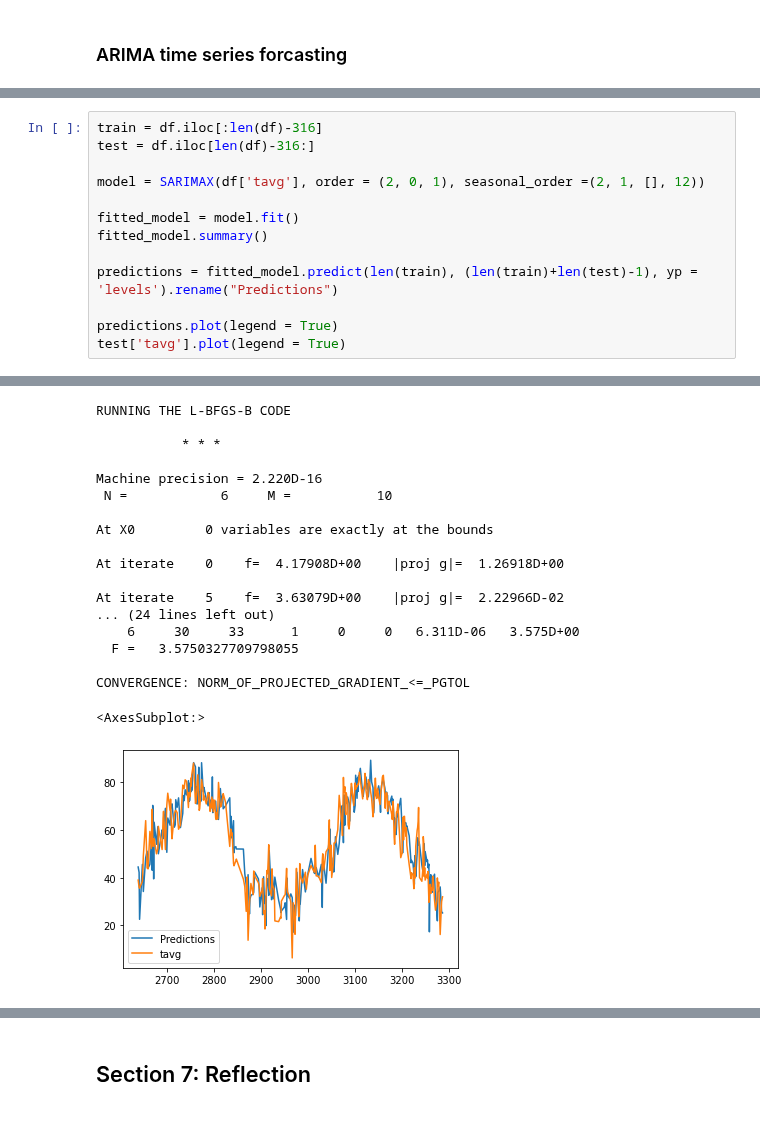
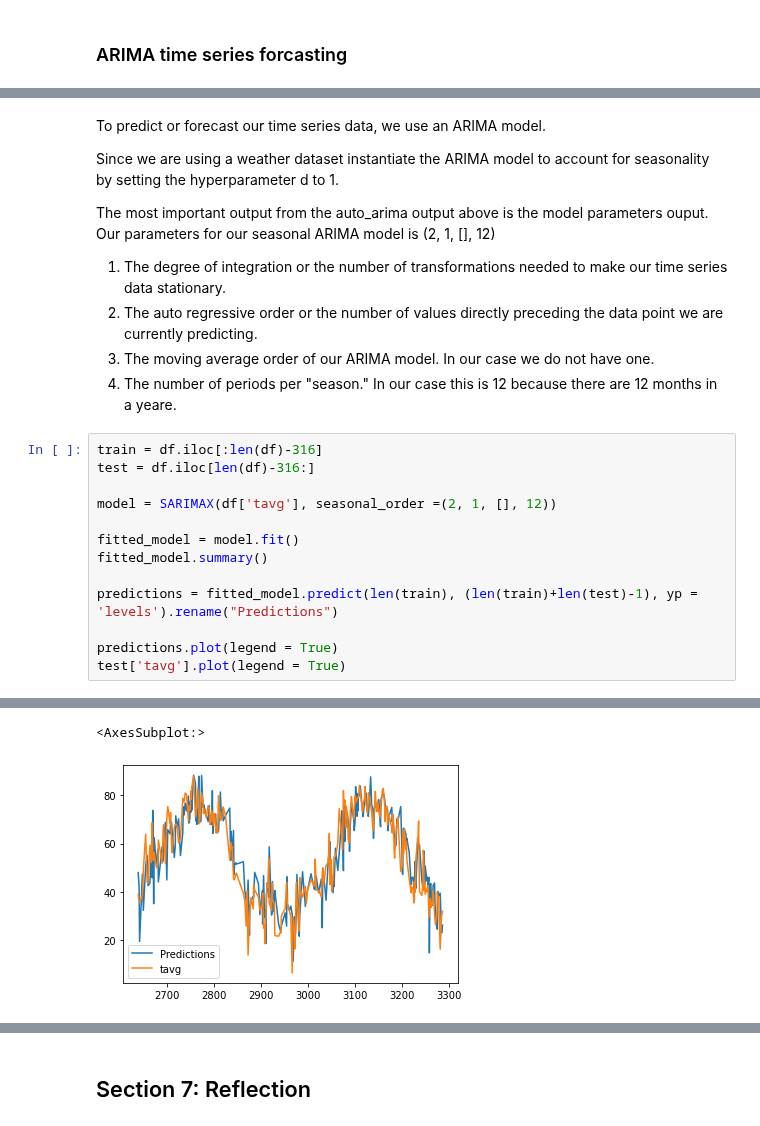
Before and after one commit to CS418/group-project-the-fast-the-curious, a Jupyter notebook: Project.ipynb, the cells around one changed output, grey strips where cells are left out. Cells and saved outputs as stored; diff of their text form.

```diff
--- a/Project.ipynb
+++ b/Project.ipynb
@@ -593,10 +593,21 @@ SARIMAX Results
 Warnings:
 [1] Covariance matrix calculated using the outer product of gradients (complex-step).
+# %% [markdown]
+To predict or forecast our time series data, we use an ARIMA model.
+
+Since we are using a weather dataset instantiate the ARIMA model to account for seasonality by setting the hyperparameter d to 1.
+
+The most important output from the auto_arima output above is the model parameters ouput. Our parameters for our seasonal ARIMA model is (2, 1, [], 12)
+
+1. The degree of integration or the number of transformations needed to make our time series data stationary.
+2. The auto regressive order or the number of values directly preceding the data point we are currently predicting.
+3. The moving average order of our ARIMA model. In our case we do not have one.
+4. The number of periods per "season." In our case this is 12 because there are 12 months in a yeare.
 # %%
 train = df.iloc[:len(df)-316]
 test = df.iloc[len(df)-316:]
 
-model = SARIMAX(df['tavg'], order = (2, 0, 1), seasonal_order =(2, 1, [], 12))
+model = SARIMAX(df['tavg'], seasonal_order =(2, 1, [], 12))
 
 fitted_model = model.fit()
 fitted_model.summary()
@@ -614,22 +622,5 @@ UserWarning: Non-invertible starting MA parameters found. Using zeros as startin
-RUNNING THE L-BFGS-B CODE
-
-           * * *
-
-Machine precision = 2.220D-16
- N =            6     M =           10
-
-At X0         0 variables are exactly at the bounds
-
-At iterate    0    f=  4.17908D+00    |proj g|=  1.26918D+00
-
-At iterate    5    f=  3.63079D+00    |proj g|=  2.22966D-02
-... (24 lines left out)
-    6     30     33      1     0     0   6.311D-06   3.575D+00
-  F =   3.5750327709798055
-
-CONVERGENCE: NORM_OF_PROJECTED_GRADIENT_<=_PGTOL
+<AxesSubplot:>
-<AxesSubplot:>
-[figure, old version]
+[figure, new version]
 # %%
 mae = mean_absolute_error(test['tavg'], predictions)
 mse = mean_squared_error(test['tavg'], predictions)
```
Also changed, not shown: parts of 7 cells of this notebook.
